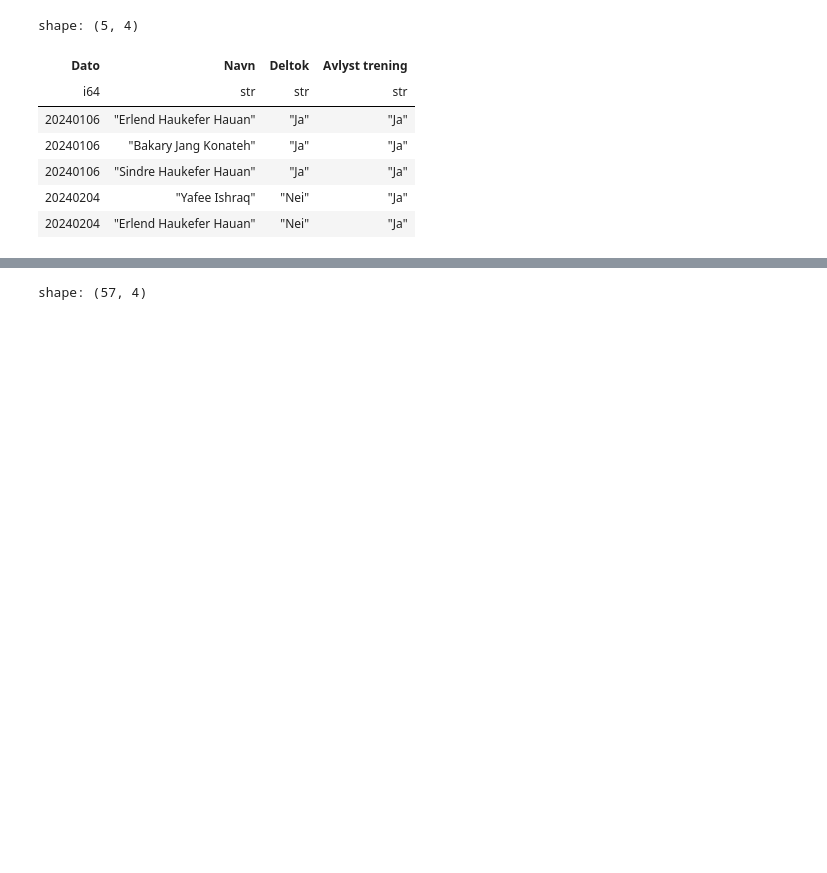
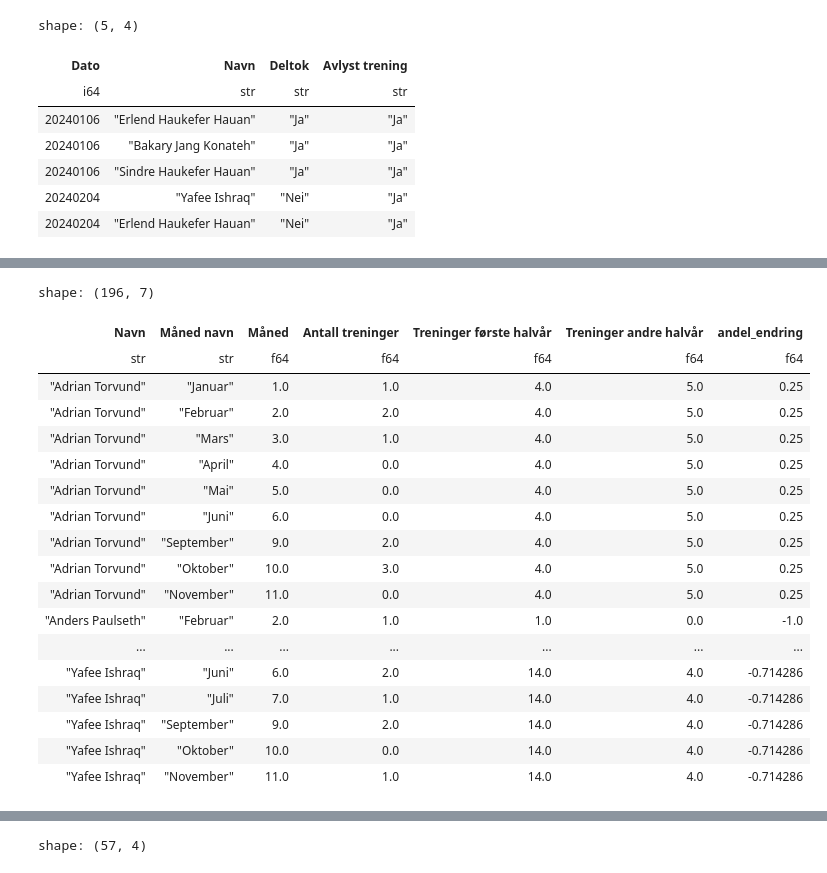
Before and after one commit to PolarsDude/treningsstatistikk-, a Jupyter notebook: test_fil.ipynb, the cells around one changed output, grey strips where cells are left out. Drawn from its saved outputs; the diff is of its cells as text; code cells hidden in the pictures; blank space fills up the shorter version.

```diff
--- a/test_fil.ipynb
+++ b/test_fil.ipynb
@@ -61,0 +170,22 @@ shape: (54, 10)
+# %%
+andel_endring
+# %% [output]
+shape: (196, 7)
+| Navn | Måned navn | Måned | Antall treninger | Treninger første halvår | Treninger andre halvår | andel_endring |
+| str | str | f64 | f64 | f64 | f64 | f64 |
+| "Adrian Torvund" | "Januar" | 1.0 | 1.0 | 4.0 | 5.0 | 0.25 |
+| "Adrian Torvund" | "Februar" | 2.0 | 2.0 | 4.0 | 5.0 | 0.25 |
+| "Adrian Torvund" | "Mars" | 3.0 | 1.0 | 4.0 | 5.0 | 0.25 |
+| "Adrian Torvund" | "April" | 4.0 | 0.0 | 4.0 | 5.0 | 0.25 |
+| "Adrian Torvund" | "Mai" | 5.0 | 0.0 | 4.0 | 5.0 | 0.25 |
+| "Adrian Torvund" | "Juni" | 6.0 | 0.0 | 4.0 | 5.0 | 0.25 |
+| "Adrian Torvund" | "September" | 9.0 | 2.0 | 4.0 | 5.0 | 0.25 |
+| "Adrian Torvund" | "Oktober" | 10.0 | 3.0 | 4.0 | 5.0 | 0.25 |
+| "Adrian Torvund" | "November" | 11.0 | 0.0 | 4.0 | 5.0 | 0.25 |
+| "Anders Paulseth" | "Februar" | 2.0 | 1.0 | 1.0 | 0.0 | -1.0 |
+| ... | ... | ... | ... | ... | ... | ... |
+| "Yafee Ishraq" | "Juni" | 6.0 | 2.0 | 14.0 | 4.0 | -0.714286 |
+| "Yafee Ishraq" | "Juli" | 7.0 | 1.0 | 14.0 | 4.0 | -0.714286 |
+| "Yafee Ishraq" | "September" | 9.0 | 2.0 | 14.0 | 4.0 | -0.714286 |
+| "Yafee Ishraq" | "Oktober" | 10.0 | 0.0 | 14.0 | 4.0 | -0.714286 |
+| "Yafee Ishraq" | "November" | 11.0 | 1.0 | 14.0 | 4.0 | -0.714286 |
```
Also changed, not shown: parts of 7 cells of this notebook, 1 other file.
